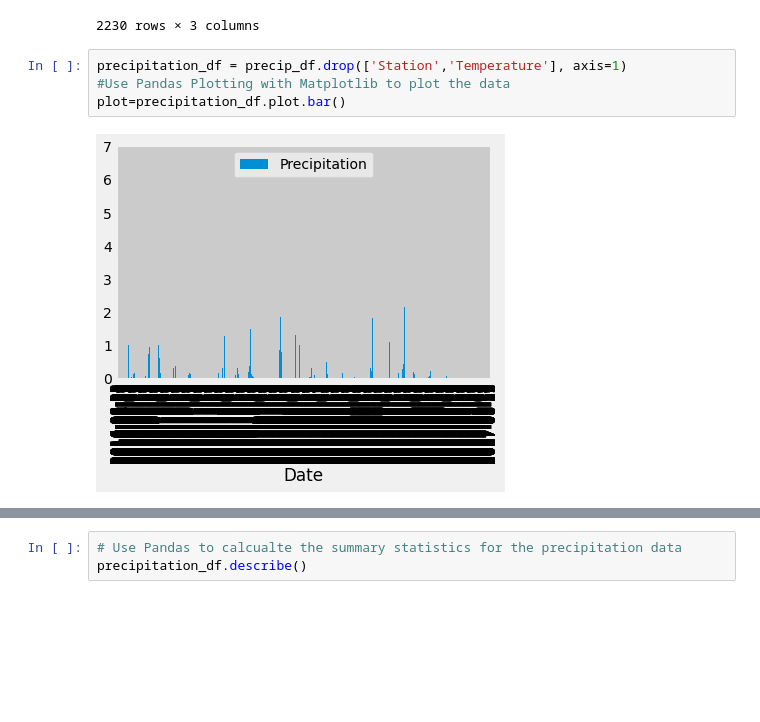
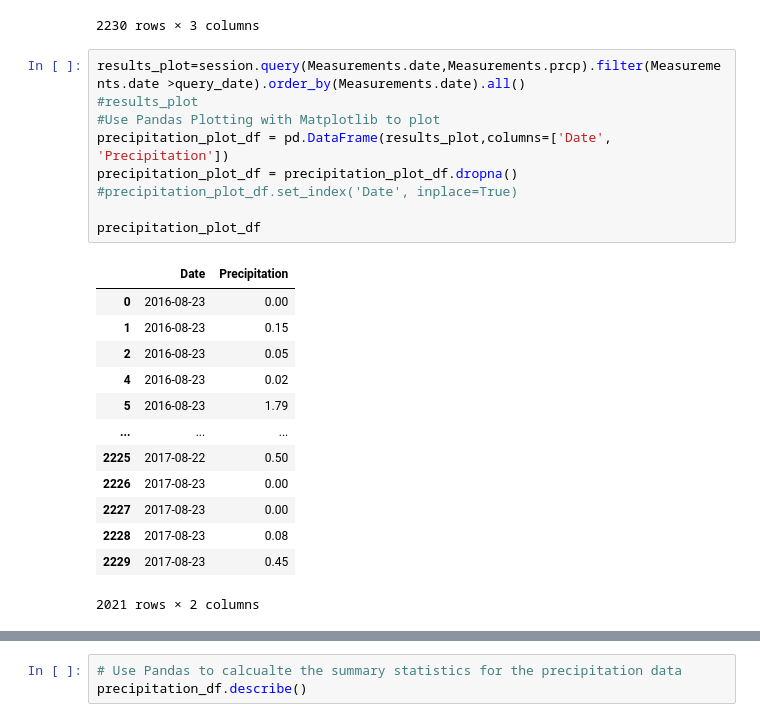
Before and after one commit to Cosette3737/SQLAlchemy, a Jupyter notebook: climate_starter.ipynb, the cells around one changed output, grey strips where cells are left out. Cells and saved outputs as stored; diff of their text form; blank space fills up the shorter version.

```diff
--- a/climate_starter.ipynb
+++ b/climate_starter.ipynb
@@ -136,9 +136,26 @@ precip_df.sort_values(by='Date', ascending=True)
 | 2017-08-23 | 0.00 | USC00514830 | 82.0 |
 | 2017-08-23 | 0.45 | USC00516128 | 76.0 |
 2230 rows × 3 columns
-# %%
-precipitation_df = precip_df.drop(['Station','Temperature'], axis=1)
-#Use Pandas Plotting with Matplotlib to plot the data
-plot=precipitation_df.plot.bar()
-# %% [output]
-[figure, removed]
+# %%
+results_plot=session.query(Measurements.date,Measurements.prcp).filter(Measurements.date >query_date).order_by(Measurements.date).all()
+#results_plot
+#Use Pandas Plotting with Matplotlib to plot
+precipitation_plot_df = pd.DataFrame(results_plot,columns=['Date', 'Precipitation'])
+precipitation_plot_df = precipitation_plot_df.dropna()
+#precipitation_plot_df.set_index('Date', inplace=True)
+
+precipitation_plot_df
+# %% [output]
+|  | Date | Precipitation |
+| 0 | 2016-08-23 | 0.00 |
+| 1 | 2016-08-23 | 0.15 |
+| 2 | 2016-08-23 | 0.05 |
+| 4 | 2016-08-23 | 0.02 |
+| 5 | 2016-08-23 | 1.79 |
+| ... | ... | ... |
+| 2225 | 2017-08-22 | 0.50 |
+| 2226 | 2017-08-23 | 0.00 |
+| 2227 | 2017-08-23 | 0.00 |
+| 2228 | 2017-08-23 | 0.08 |
+| 2229 | 2017-08-23 | 0.45 |
+2021 rows × 2 columns
```
Also changed, not shown: parts of 8 cells of this notebook, 1 other file.
